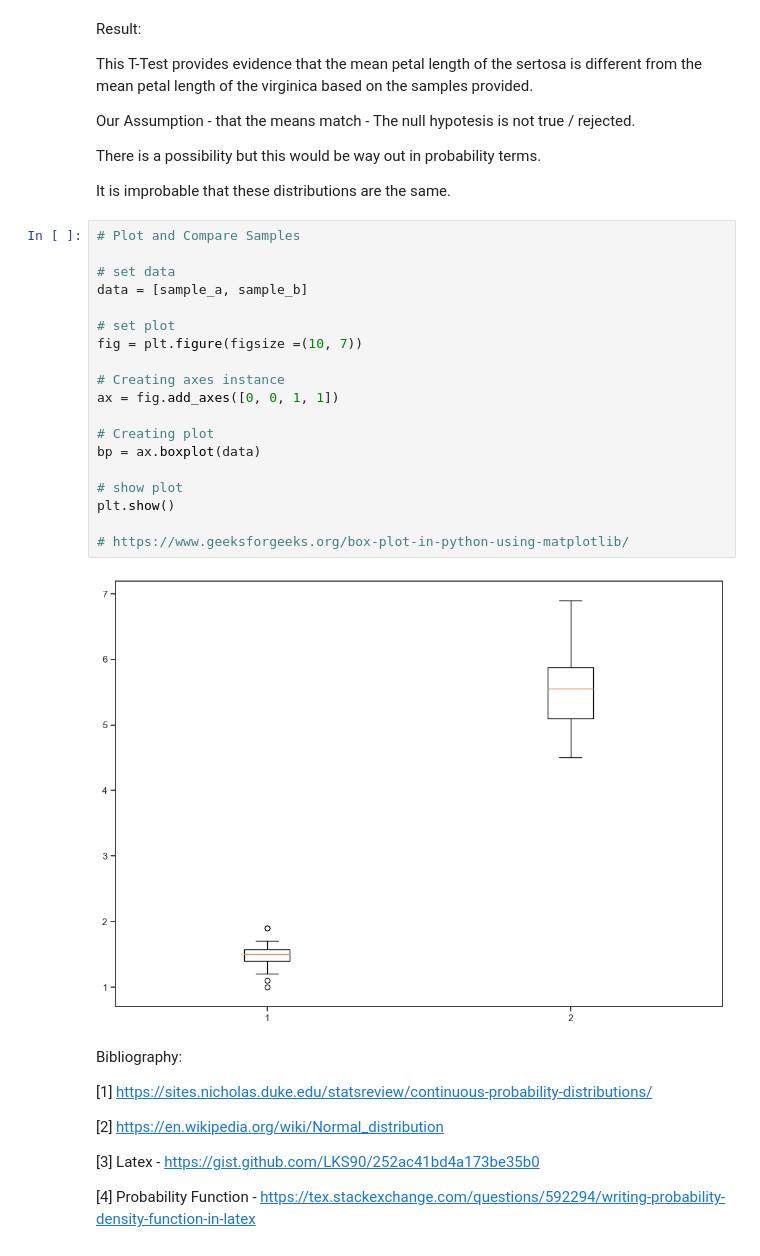
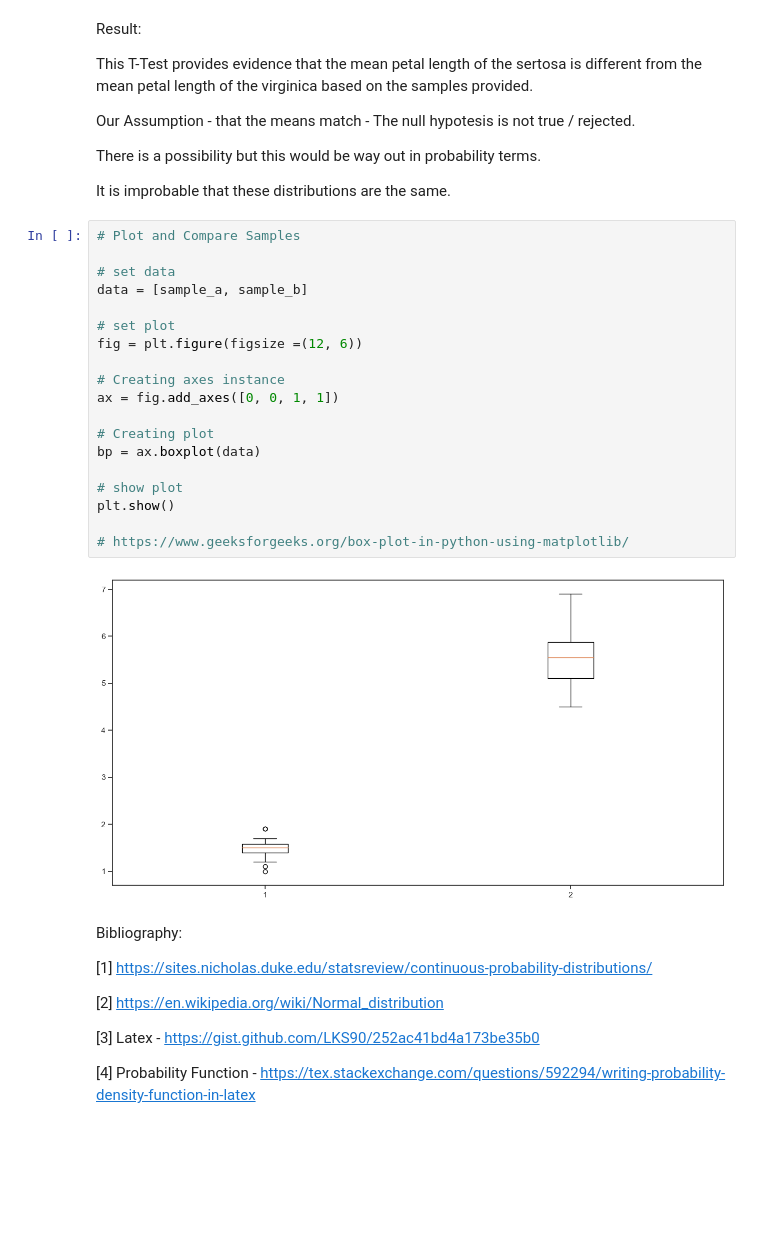
Before and after one commit to VCurry20/MachineLearning_Statistics, a Jupyter notebook: Video Reviews/T_Test.ipynb, the cells around one changed output. Cells and saved outputs as stored; diff of their text form; blank space fills up the shorter version.

Commit message:
T-Test Plotting

```diff
--- a/Video Reviews/T_Test.ipynb
+++ b/Video Reviews/T_Test.ipynb
@@ -1181,24 +1181,24 @@ It is improbable that these distributions are the same.
 # %%
 # Plot and Compare Samples
 
 # set data
 data = [sample_a, sample_b]
 
 # set plot
-fig = plt.figure(figsize =(10, 7))
+fig = plt.figure(figsize =(12, 6))
 
 # Creating axes instance
 ax = fig.add_axes([0, 0, 1, 1])
 
 # Creating plot
 bp = ax.boxplot(data)
 
 # show plot
 plt.show()
 
 # https://www.geeksforgeeks.org/box-plot-in-python-using-matplotlib/
 # %% [output]
-[figure, old version]
+[figure, new version]
 # %% [markdown]
 Bibliography:
 
```
Also changed, not shown: 1 other file.
